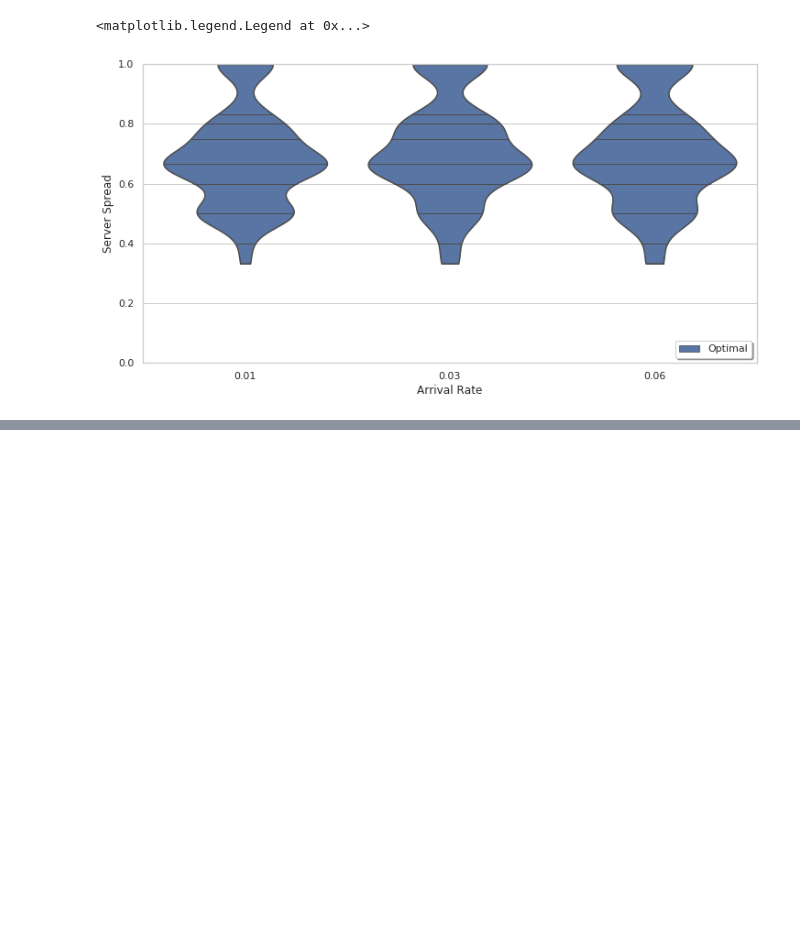
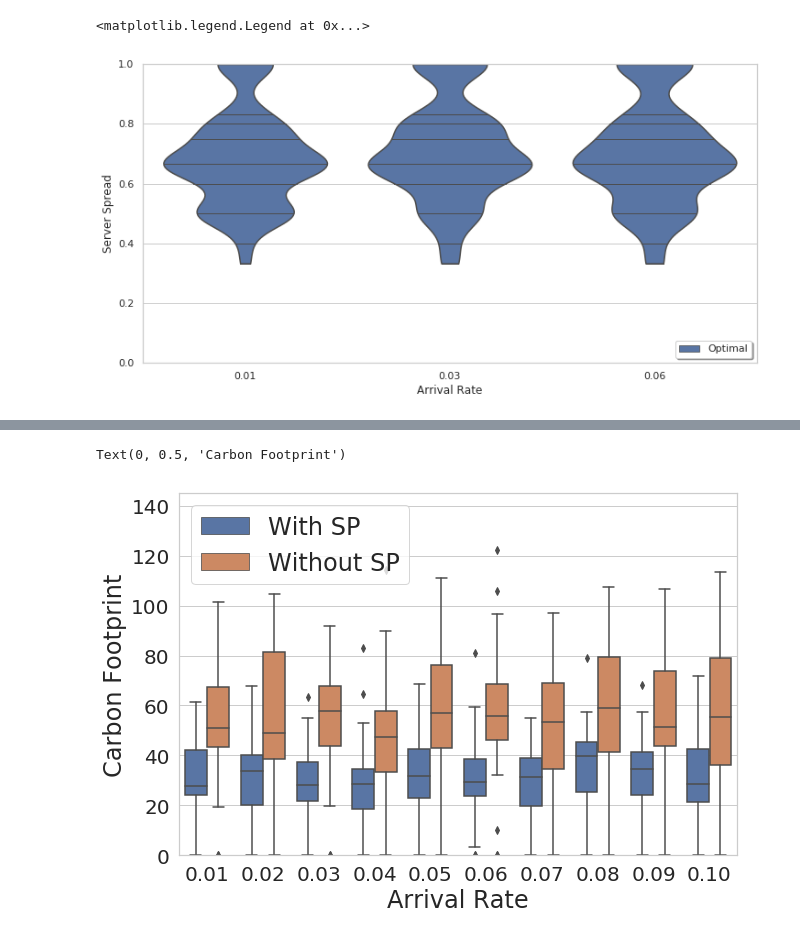
Before and after one commit to mfbari/esso, a Jupyter notebook: plots/plot_server_and_co_spread.ipynb, the cells around one changed output, grey strips where cells are left out. Saved outputs shown, nothing was run; the diff lists cells and outputs as text; code cells hidden in the pictures; blank space fills up the shorter version.

```diff
--- a/plots/plot_server_and_co_spread.ipynb
+++ b/plots/plot_server_and_co_spread.ipynb
@@ -215,0 +169,2 @@ spread_df.hist(column='Server Spread', by='Optimizer')
+# %%
+tdf_dir = {}
@@ -215,0 +216,2 @@ spread_df.hist(column='Server Spread', by='Optimizer')
+# %%
+path_df = pd.concat(list(tdf_dir.values()), axis=0)
@@ -215,0 +228,15 @@ spread_df.hist(column='Server Spread', by='Optimizer')
+# %%
+ax = sns.boxplot(x="Arrival Rate", y="carbon_footprint", hue="Switch Power Considered",
+                 data=path_df)
+ax.legend(loc='upper left', fontsize=24)
+for item in ([ax.title, ax.xaxis.label, ax.yaxis.label]):
+    item.set_fontsize(24)
+for item in ax.get_xticklabels():
+    item.set_fontsize(20)
+for item in ax.get_yticklabels():
+    item.set_fontsize(20)
+ax.set_ylim(0, 145)
+ax.set_ylabel('Carbon Footprint')
+# %% [output]
+Text(0, 0.5, 'Carbon Footprint')
+[figure, added]
```
Also changed, not shown: parts of 20 cells of this notebook.
